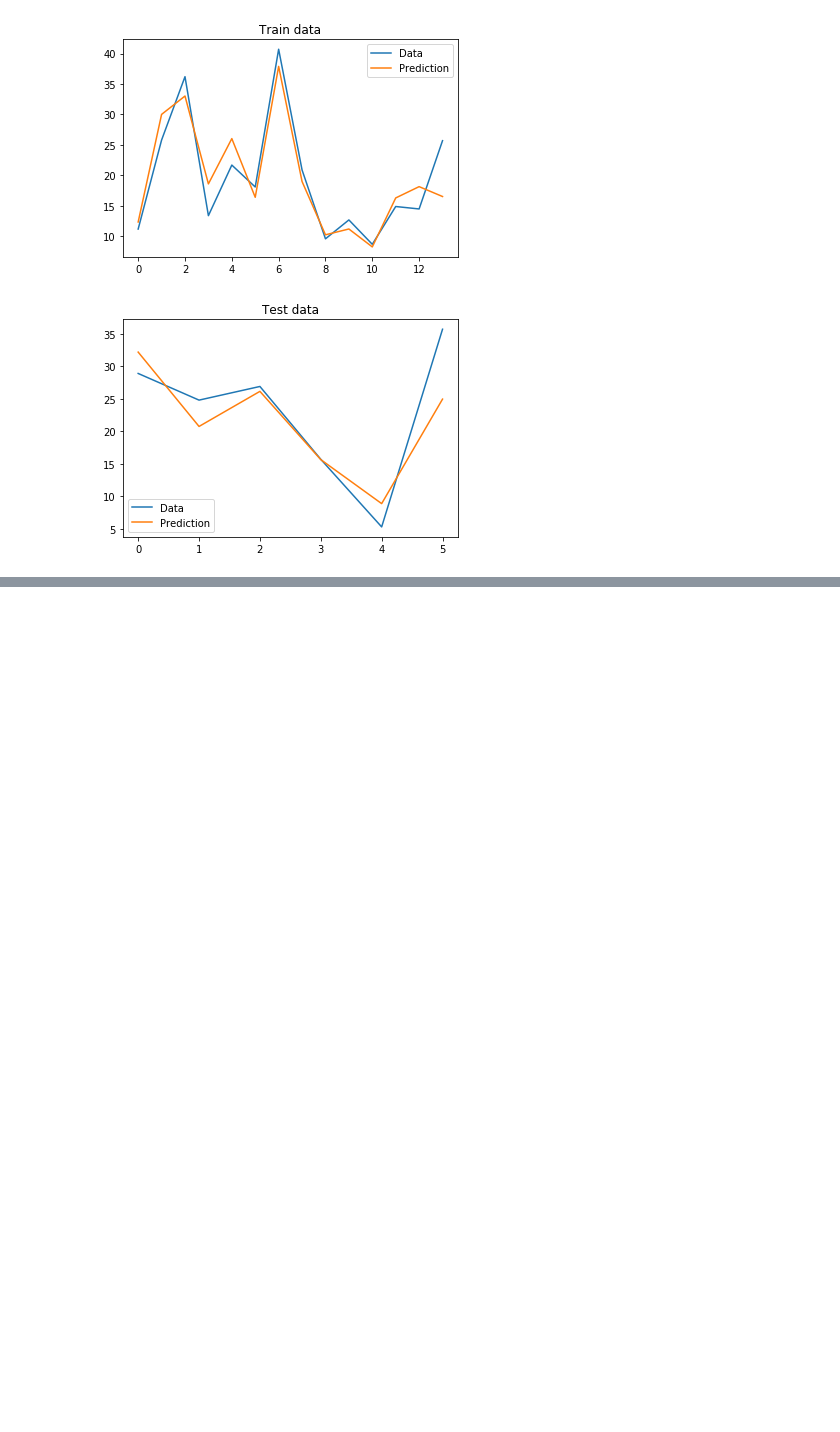
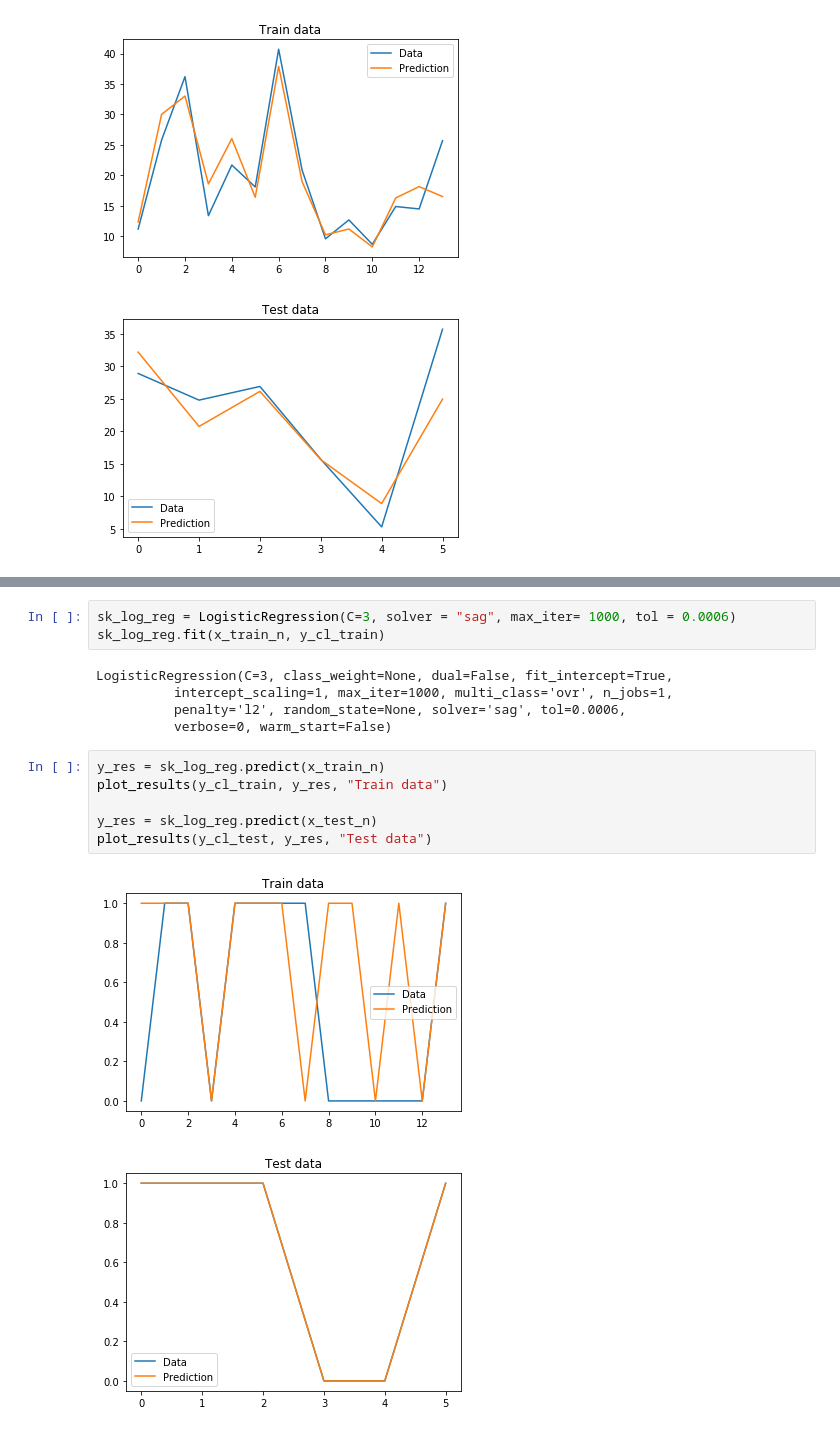
Before and after one commit to andriyrom/MachineLearning, a Jupyter notebook: Examples/Example.ipynb, the cells around one changed output, grey strips where cells are left out. Drawn from its saved outputs; the diff is of its cells as text; blank space fills up the shorter version.

```diff
--- a/Examples/Example.ipynb
+++ b/Examples/Example.ipynb
@@ -99,0 +148,17 @@ plot_results(y_test, y_res, "Test data")
+# %%
+sk_log_reg = LogisticRegression(C=3, solver = "sag", max_iter= 1000, tol = 0.0006)
+sk_log_reg.fit(x_train_n, y_cl_train)
+# %% [output]
+LogisticRegression(C=3, class_weight=None, dual=False, fit_intercept=True,
+          intercept_scaling=1, max_iter=1000, multi_class='ovr', n_jobs=1,
+          penalty='l2', random_state=None, solver='sag', tol=0.0006,
+          verbose=0, warm_start=False)
+# %%
+y_res = sk_log_reg.predict(x_train_n)
+plot_results(y_cl_train, y_res, "Train data")
+
+y_res = sk_log_reg.predict(x_test_n)
+plot_results(y_cl_test, y_res, "Test data")
+# %% [output]
+[figure, added]
+[figure, added]
```
Also changed, not shown: parts of 13 cells of this notebook.
